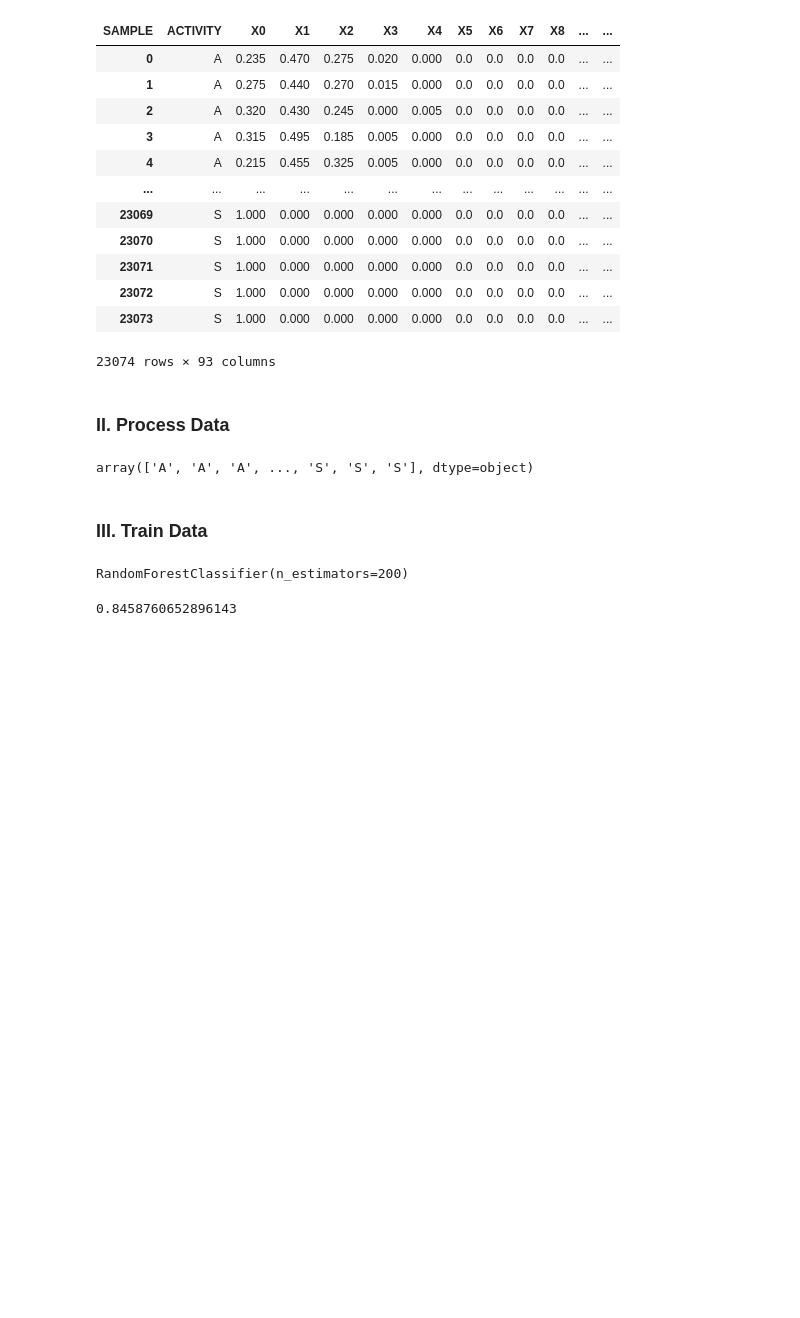
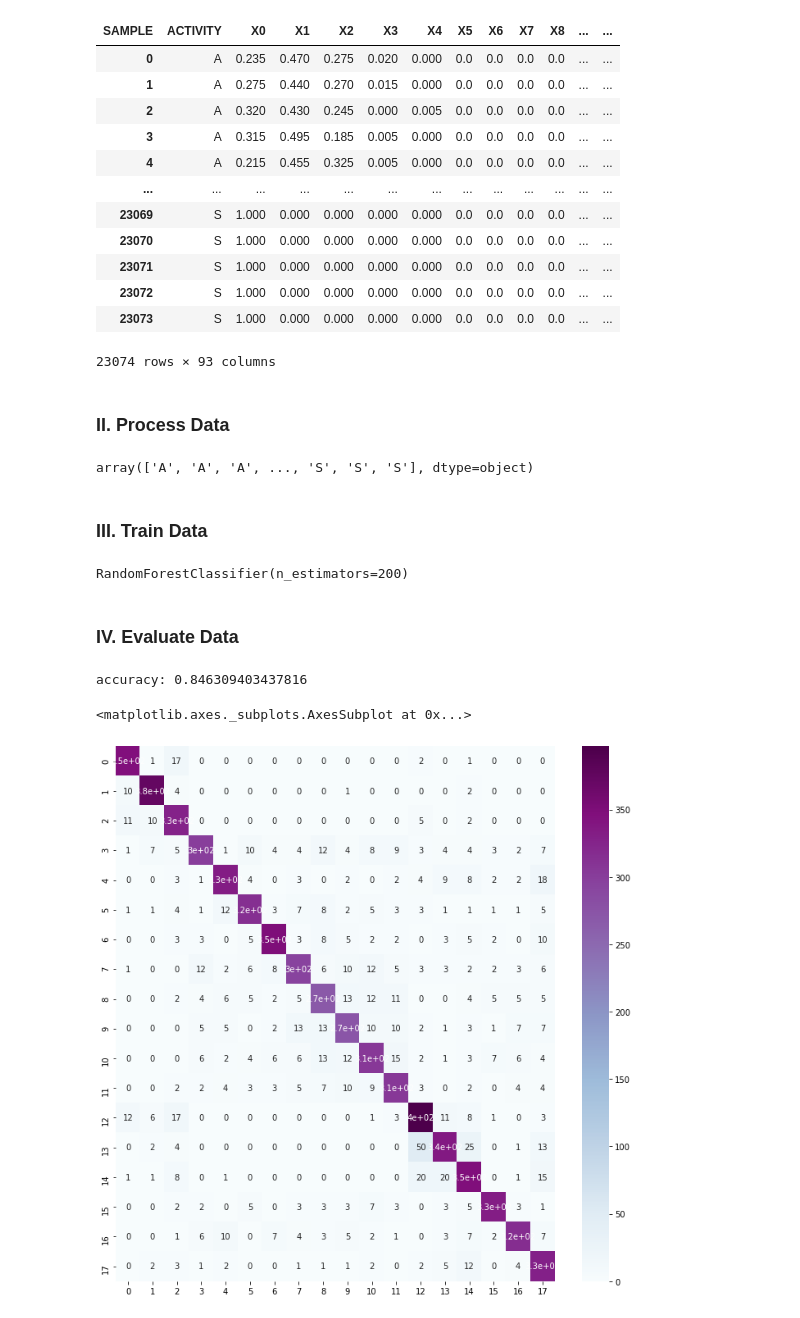
Before and after one commit to rchtsang/ecs171-HAR, a Jupyter notebook: Random_Forest.ipynb, the cells around one changed output. Drawn from its saved outputs; the diff is of its cells as text; code cells hidden in the pictures; blank space fills up the shorter version.

```diff
--- a/Random_Forest.ipynb
+++ b/Random_Forest.ipynb
@@ -131,11 +133,23 @@ x_train,x_test,y_train,y_test = train_test_split(x, y, test_size=0.3)
 ### III. Train Data
 # %%
 from sklearn.ensemble import RandomForestClassifier
-model=RandomForestClassifier(n_estimators=200)
-model.fit(x_train,y_train)
+clf=RandomForestClassifier(n_estimators=200)
+clf.fit(x_train,y_train)
 # %% [output]
 RandomForestClassifier(n_estimators=200)
-# %%
-model.score(x_test,y_test)
-# %% [output]
-0.8458760652896143
+# %% [markdown]
+### IV. Evaluate Data
+# %%
+#Mesure the mean accuracy
+print("accuracy:",clf.score(x_test,y_test))
+# %% [output]
+accuracy: 0.846309403437816
+# %%
+y_predict=clf.predict(x_test)
+# %%
+cm=confusion_matrix(y_test,y_predict)
+plt.figure(figsize=(12,12))
+sn.heatmap(cm,annot=True,cmap="BuPu")
+# %% [output]
+<matplotlib.axes._subplots.AxesSubplot at 0x...>
+[figure, added]
```
Also changed, not shown: parts of 2 cells of this notebook.
